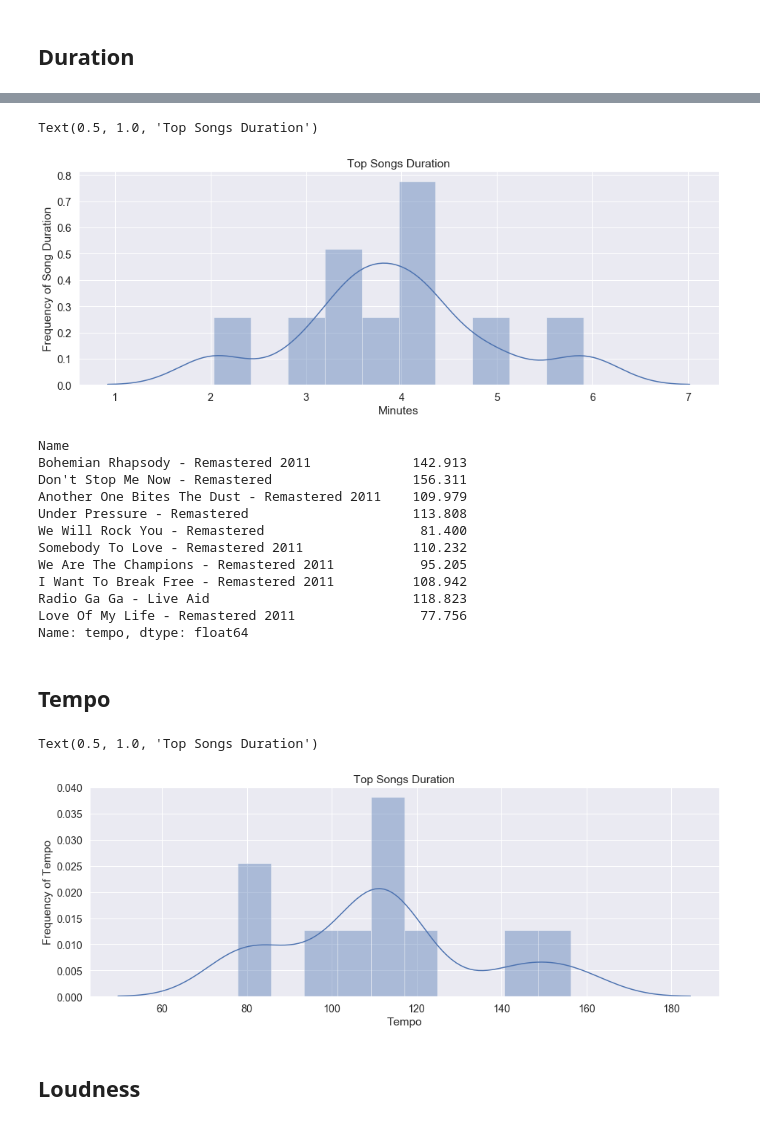
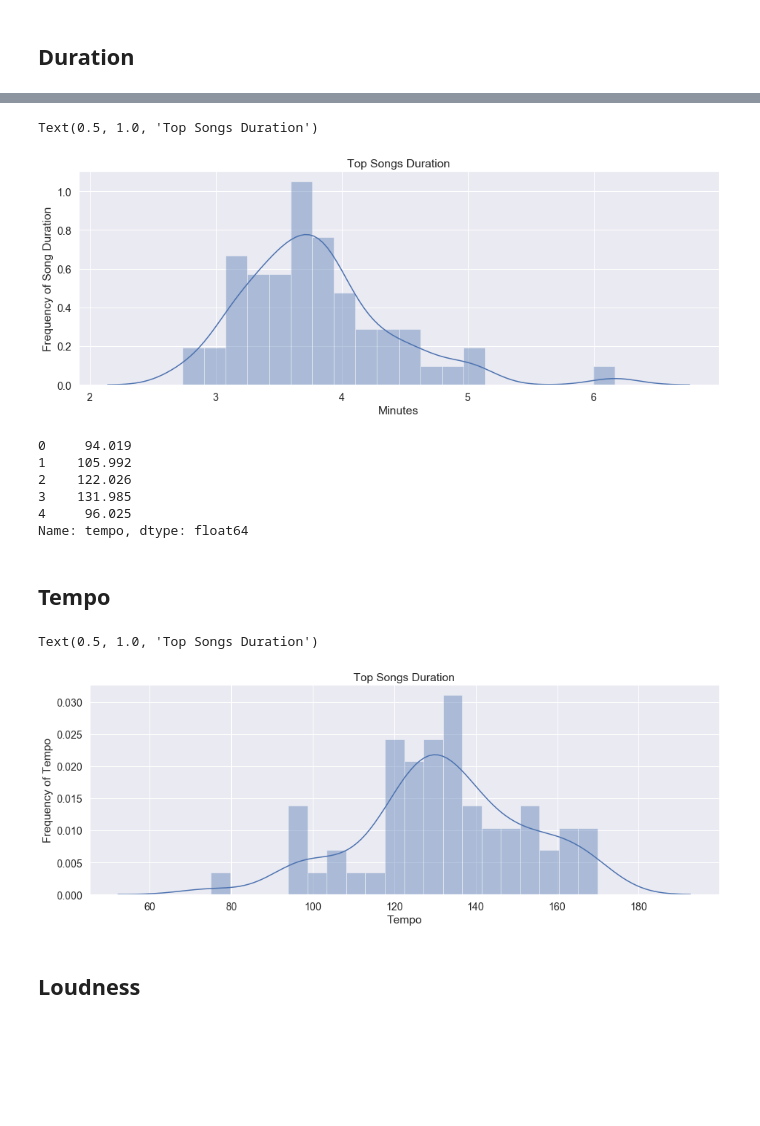
Before and after one commit to mtoriello0725/The-Artilizer, a Jupyter notebook: Notebooks/Artilizer-Discography.ipynb, the cells around one changed output, grey strips where cells are left out. Saved outputs shown, nothing was run; the diff lists cells and outputs as text; code cells hidden in the pictures; blank space fills up the shorter version.

```diff
--- a/Notebooks/Artilizer-Discography.ipynb
+++ b/Notebooks/Artilizer-Discography.ipynb
@@ -169,5 +90,4 @@ Track Total is: 7
 # %%
-album_tracks = sp.album_tracks("1PhYHO7Pva9e1YQY5GQ8zx")
-
+album_tracks = [sp.album_tracks(album_id) for album_id in album_ids]
 print(json.dumps(album_tracks, sort_keys=True, indent=4))
 # %% [output]
@@ -200,13 +111,14 @@ Track total is: 7
 # %%
-track_list = []
+track_ids = []
 track_names = []
-track_pop = []
-track_release = []
+track_numbers = []
 
-for song in top_tracks['tracks']:
-    track_list.append(song['id'])
-    track_names.append(song['name'])
-    track_pop.append(song['popularity'])
-    track_release.append(song['album']['release_date'])
-print(track_list)
+for disc in album_tracks:
+    for song in disc["items"]:
+        # Now we can pull song_id, song_name, and song_track_number
+        track_ids.append(song["id"])
+        track_names.append(song["name"])
+        track_numbers.append(song["track_number"])
+
+print(track_names)
 # %% [output]
@@ -214,5 +126,5 @@ print(track_list)
 # %%
-track_features = sp.audio_features(track_list)
+track_features = sp.audio_features(track_ids)
 print(json.dumps(track_features, sort_keys=True, indent=4))
 print(type(track_features))
 # %% [output]
@@ -235,11 +147,9 @@ print(type(track_features))
 <class 'list'>
 # %%
 df_feat = pd.DataFrame(track_features)
-df_feat['Name'] = track_names
+df_feat['name'] = track_names
+df_feat['track_number'] = track_numbers
 
-df_feat['popularity'] = track_pop
-df_feat['Date'] = track_release
-df_feat.set_index('Name',inplace=True)
 df_feat.drop(columns=['analysis_url','track_href','type','uri'], inplace=True)
 df_feat.head(10)
 # %% [output]
@@ -431,41 +339,35 @@ Name: duration, dtype: float64
 fig = plt.figure(figsize=(15,5))
 ax = fig.add_axes([.1,.1,.8,.8])
 sns.distplot(df_feat["duration"] / pd.Timedelta(minutes=1),
-                bins=10)
+                bins=20)
 ax.set_xlabel("Minutes")
 ax.set_ylabel("Frequency of Song Duration")
 ax.set_title("Top Songs Duration")
 # %% [output]
 Text(0.5, 1.0, 'Top Songs Duration')
-[figure, old version]
+[figure, new version]
 # %%
-df_feat["tempo"]
+df_feat["tempo"].head()
 # %% [output]
-Name
-Bohemian Rhapsody - Remastered 2011             142.913
-Don't Stop Me Now - Remastered                  156.311
-Another One Bites The Dust - Remastered 2011    109.979
-Under Pressure - Remastered                     113.808
-We Will Rock You - Remastered                    81.400
-Somebody To Love - Remastered 2011              110.232
-We Are The Champions - Remastered 2011           95.205
-I Want To Break Free - Remastered 2011          108.942
-Radio Ga Ga - Live Aid                          118.823
-Love Of My Life - Remastered 2011                77.756
+0     94.019
+1    105.992
+2    122.026
+3    131.985
+4     96.025
 Name: tempo, dtype: float64
 # %% [markdown]
 ## Tempo
 # %%
 fig = plt.figure(figsize=(15,5))
 ax = fig.add_axes([.1,.1,.8,.8])
 sns.distplot(df_feat["tempo"],
-                bins=10)
+                bins=20)
 ax.set_xlabel("Tempo")
 ax.set_ylabel("Frequency of Tempo")
 ax.set_title("Top Songs Duration")
 # %% [output]
 Text(0.5, 1.0, 'Top Songs Duration')
-[figure, old version]
+[figure, new version]
 # %% [markdown]
 ## Loudness
 # %%
```
Also changed, not shown: parts of 41 cells of this notebook.
